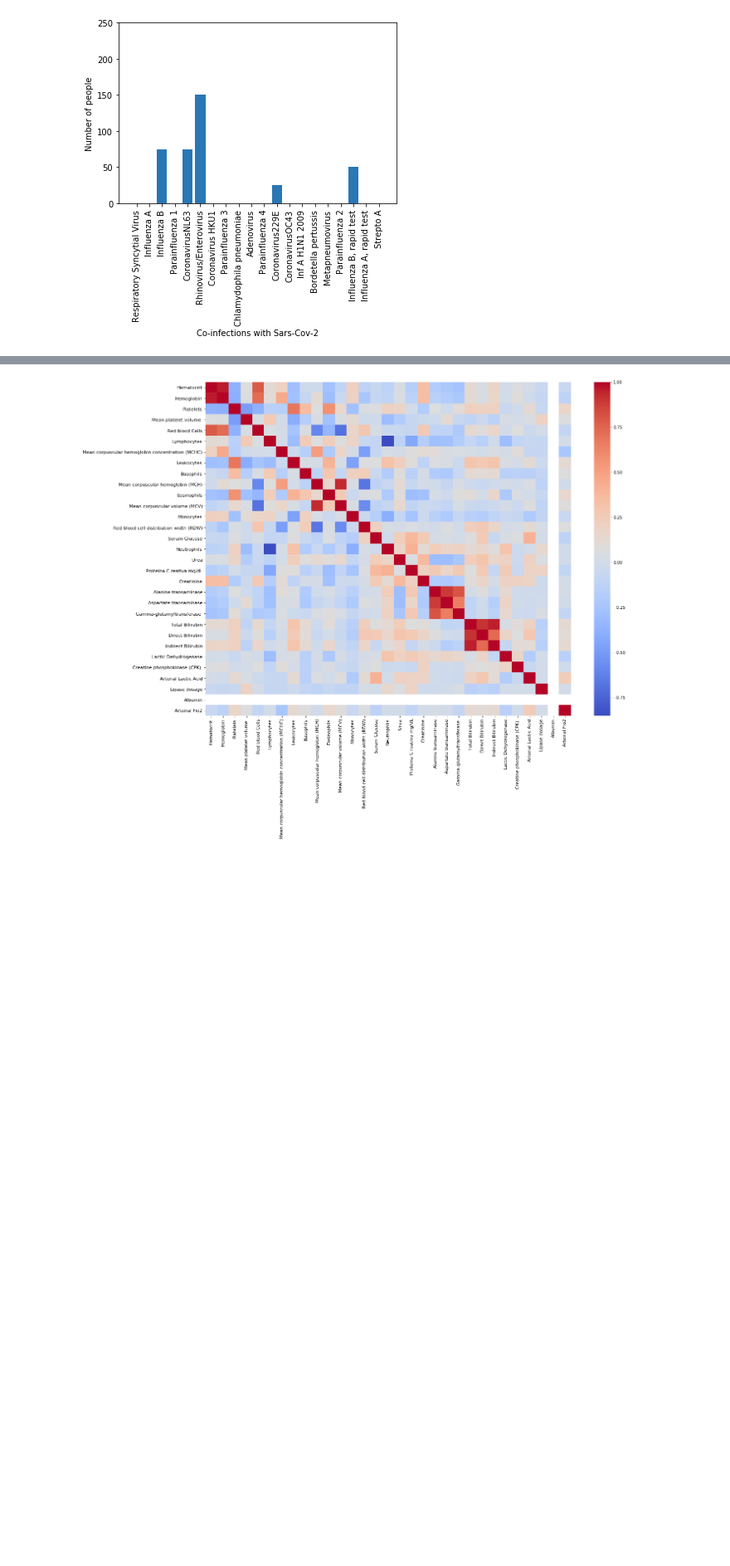
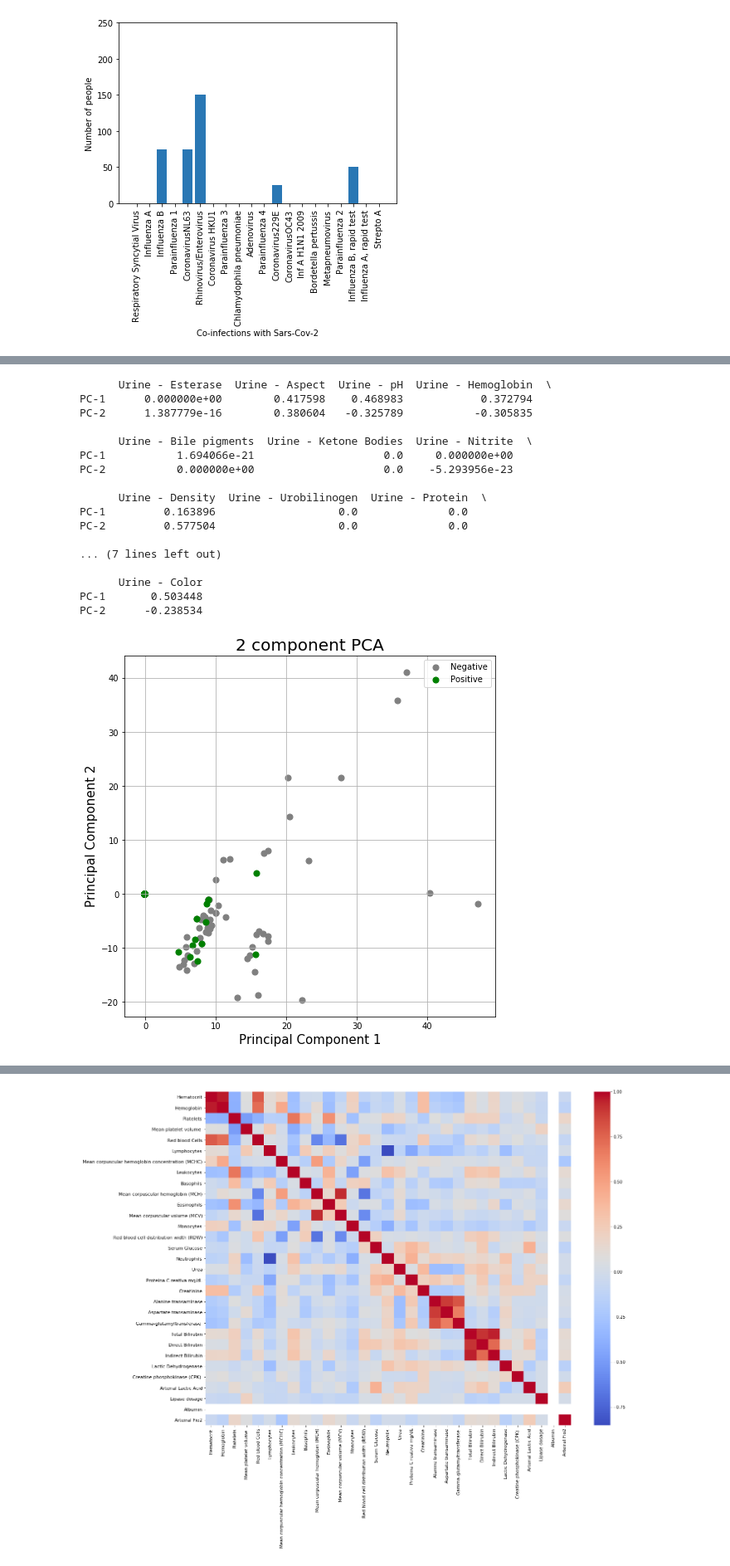
Before and after one commit to mauricioac/learning-algorithms, a Jupyter notebook: coco/index.ipynb, the cells around one changed output, grey strips where cells are left out. Shown at 83% size. Drawn from its saved outputs; the diff is of its cells as text; code cells hidden in the pictures; blank space fills up the shorter version.

```diff
--- a/coco/index.ipynb
+++ b/coco/index.ipynb
@@ -761,0 +762,61 @@ PC-2              0.034072       0.021144  0.035583       0.035903
+# %%
+db_urine = dataset[categories["urine"]].replace([np.nan, 'NaN', 'absent', 'not_done', 'Ausentes', 'clear', '<1000', 'Não Realizado', 'normal'], 0)
+db_urine = db_urine.replace(['cloudy', 'altered_coloring', 'present', 'Oxalato de Cálcio +++', 'orange', 'Urato Amorfo +++'], 1)
+db_urine = db_urine.replace(['lightly_cloudy', 'Urato Amorfo --+', 'light_yellow'], 0.5)
+db_urine = db_urine.replace(['Oxalato de Cálcio -++', 'yellow', 'citrus_yellow'], 0.7)
+
+values_db = db_urine.drop(columns=['Patient age quantile', 'Patient addmited to regular ward (1=yes, 0=no)',
+       'Patient addmited to semi-intensive unit (1=yes, 0=no)',
+       'Patient addmited to intensive care unit (1=yes, 0=no)', 'SARS-Cov-2 exam result'])
+
+urine_x = StandardScaler().fit_transform(values_db.values)
+
+pca = PCA(n_components=2)
+principalComponents = pca.fit_transform(urine_x)
+
+print(pd.DataFrame(pca.components_,columns=values_db.columns,index = ['PC-1','PC-2']))
+
+principalDf = pd.DataFrame(data = principalComponents
+             , columns = ['principal component 1', 'principal component 2'])
+
+finalDf = pd.concat([principalDf, db_urine[['SARS-Cov-2 exam result']]], axis = 1)
+
+# print(finalDf)
+fig = plt.figure(figsize = (8,8))
+ax = fig.add_subplot(1,1,1)
+
+ax.set_xlabel('Principal Component 1', fontsize = 15)
+ax.set_ylabel('Principal Component 2', fontsize = 15)
+ax.set_title('2 component PCA', fontsize = 20)
+
+targets = ['negative', 'positive']
+colors = ['grey', 'g']
+
+for target, color in zip(targets,colors):
+    indicesToKeep = finalDf['SARS-Cov-2 exam result'] == target
+#     print(finalDf.loc[indicesToKeep, 'principal component 1'])
+    ax.scatter(finalDf.loc[indicesToKeep, 'principal component 1']
+               , finalDf.loc[indicesToKeep, 'principal component 2']
+               , c = color
+               , s = 50)
+ax.legend(['Negative', 'Positive'])
+ax.grid()
+# %% [output]
+      Urine - Esterase  Urine - Aspect  Urine - pH  Urine - Hemoglobin  \
+PC-1      0.000000e+00        0.417598    0.468983            0.372794
+PC-2      1.387779e-16        0.380604   -0.325789           -0.305835
+
+      Urine - Bile pigments  Urine - Ketone Bodies  Urine - Nitrite  \
+PC-1           1.694066e-21                    0.0     0.000000e+00
+PC-2           0.000000e+00                    0.0    -5.293956e-23
+
+      Urine - Density  Urine - Urobilinogen  Urine - Protein  \
+PC-1         0.163896                   0.0              0.0
+PC-2         0.577504                   0.0              0.0
+
+... (7 lines left out)
+
+      Urine - Color
+PC-1       0.503448
+PC-2      -0.238534
+[figure, added]
```
Also changed, not shown: parts of 7 cells of this notebook.
